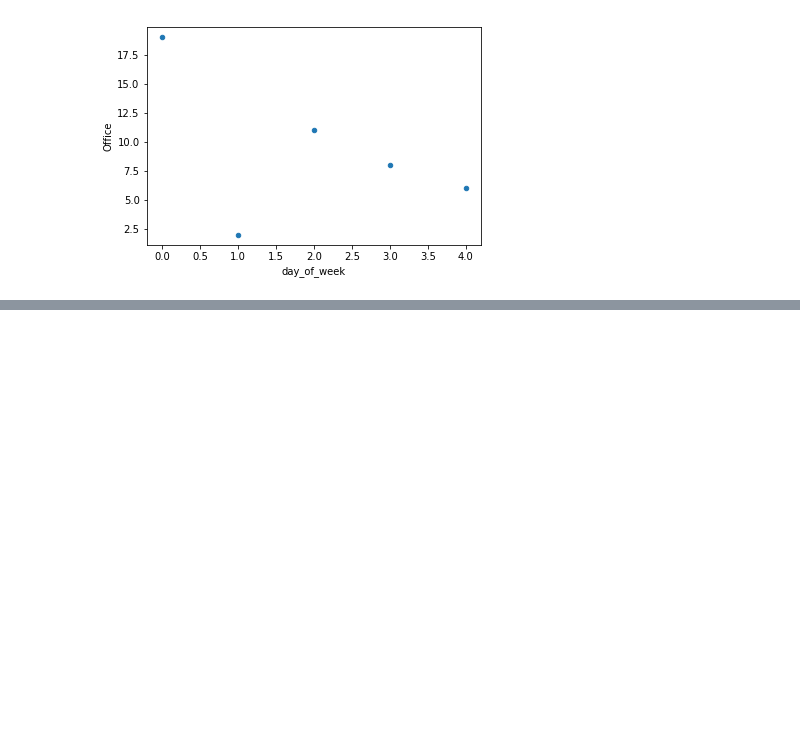
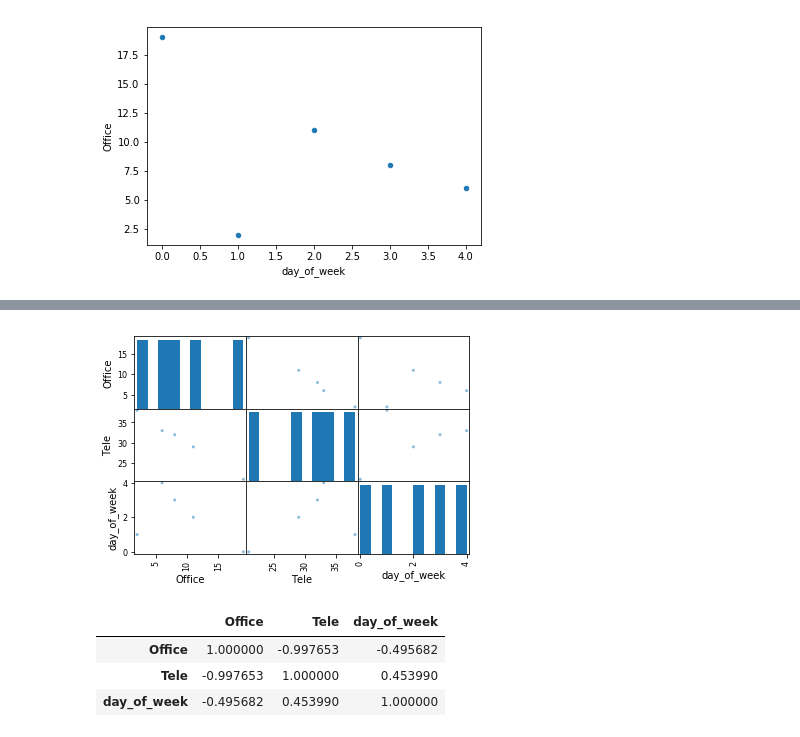
Before and after one commit to 10-m/langs, a Jupyter notebook: python/pandas/04_plot.ipynb, the cells around one changed output, grey strips where cells are left out. Cells and saved outputs as stored; diff of their text form; code cells hidden in the pictures; blank space fills up the shorter version.

```diff
--- a/python/pandas/04_plot.ipynb
+++ b/python/pandas/04_plot.ipynb
@@ -71,0 +77,13 @@ df.plot.box();
+# %%
+# 散布図行列
+pd.plotting.scatter_matrix(df);
+# %% [output]
+[figure, added]
+# %%
+# 相関行列
+df.corr()
+# %% [output]
+|  | Office | Tele | day_of_week |
+| Office | 1.000000 | -0.997653 | -0.495682 |
+| Tele | -0.997653 | 1.000000 | 0.453990 |
+| day_of_week | -0.495682 | 0.453990 | 1.000000 |
```
Also changed, not shown: parts of 3 cells of this notebook, 3 other files.
